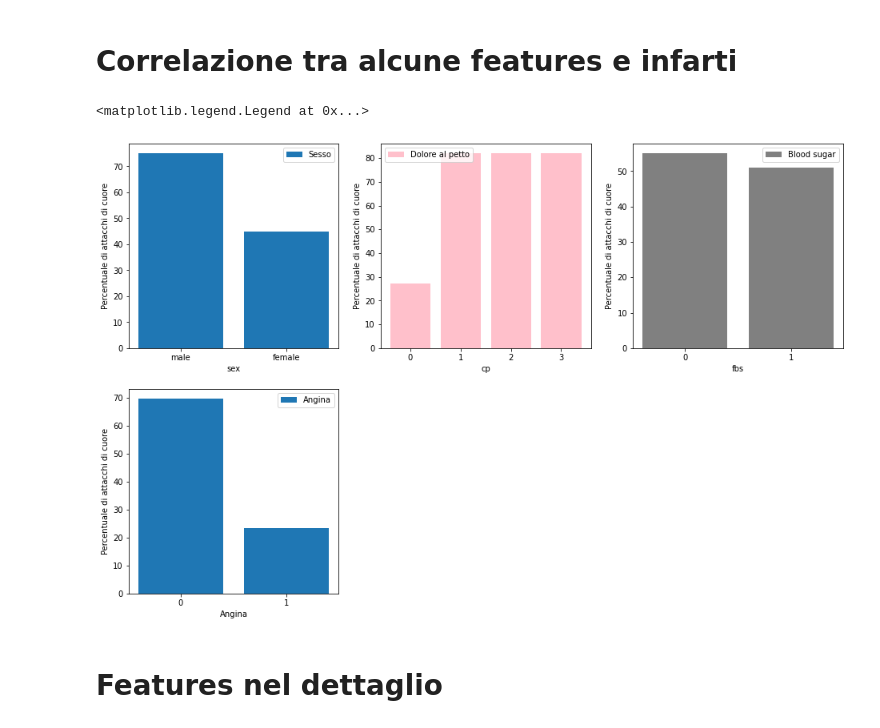
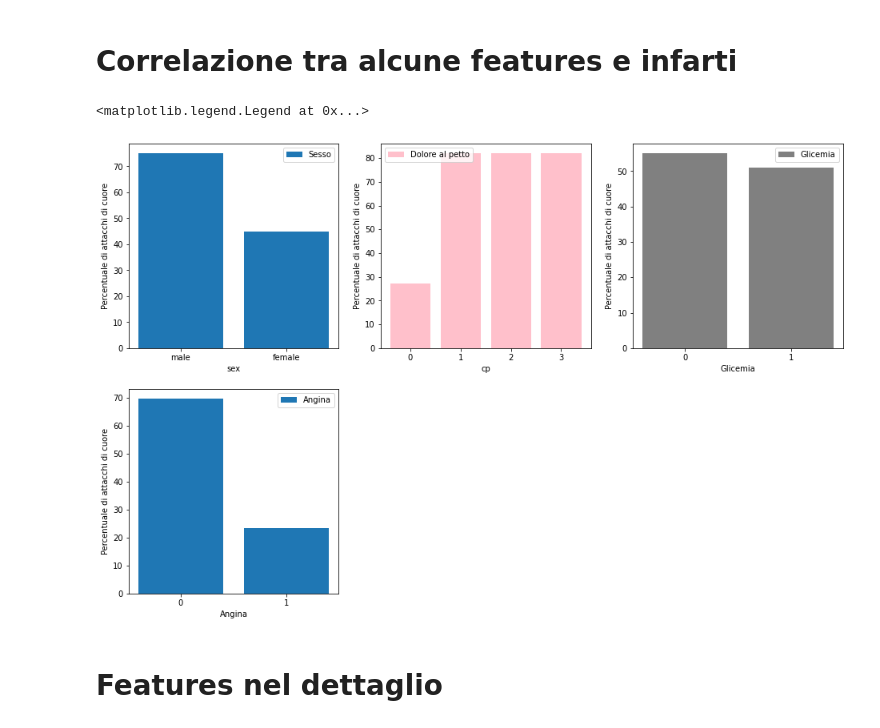
Before and after one commit to gari5/Principi-Modelli-Percezione, a Jupyter notebook: correlazione-tra-attacchi-di-cuore-e-features.ipynb, the cells around one changed output. Cells and saved outputs as stored; diff of their text form; code cells hidden in the pictures.

```diff
--- a/correlazione-tra-attacchi-di-cuore-e-features.ipynb
+++ b/correlazione-tra-attacchi-di-cuore-e-features.ipynb
@@ -132,36 +132,36 @@ fig = plt.subplot(332)
 df=data
 name='cp'
 l = [(100)*df[df[name]==0]['output'].sum()/len(df[df[name]==0]['output']),
      (100)*df[df[name]==1]['output'].sum()/len(df[df[name]==1]['output']),
     (100)*df[df[name]==1]['output'].sum()/len(df[df[name]==1]['output']),
     (100)*df[df[name]==1]['output'].sum()/len(df[df[name]==1]['output'])]
 x=["0","1",'2','3']
 plt.bar(x,l,label='Dolore al petto' , color="pink")
 plt.xlabel(name)
 plt.ylabel('Percentuale di attacchi di cuore')
 plt.legend()
 
 fig = plt.subplot(333)
 name='fbs'
 l = [(100)*df[df[name]==0]['output'].sum()/len(df[df[name]==0]['output']),
      (100)*df[df[name]==1]['output'].sum()/len(df[df[name]==1]['output'])]
 x=["0","1"]
-plt.bar(x,l,label='Blood sugar', color="grey" )
-plt.xlabel(name)
+plt.bar(x,l,label='Glicemia', color="grey" )
+plt.xlabel('Glicemia')
 plt.ylabel('Percentuale di attacchi di cuore')
 plt.legend()
 fig = plt.subplot(334)
 name='exng'
 l = [(100)*df[df[name]==0]['output'].sum()/len(df[df[name]==0]['output']),
      (100)*df[df[name]==1]['output'].sum()/len(df[df[name]==1]['output'])]
 x=["0","1"]
 plt.bar(x,l,label='Angina' )
 plt.xlabel('Angina')
 plt.ylabel('Percentuale di attacchi di cuore')
 plt.legend()
 # %% [output]
 <matplotlib.legend.Legend at 0x...>
-[figure, old version]
+[figure, new version]
 # %% [markdown]
 # Features nel dettaglio
 # %%
```
Also changed, not shown: parts of 2 cells of this notebook.
